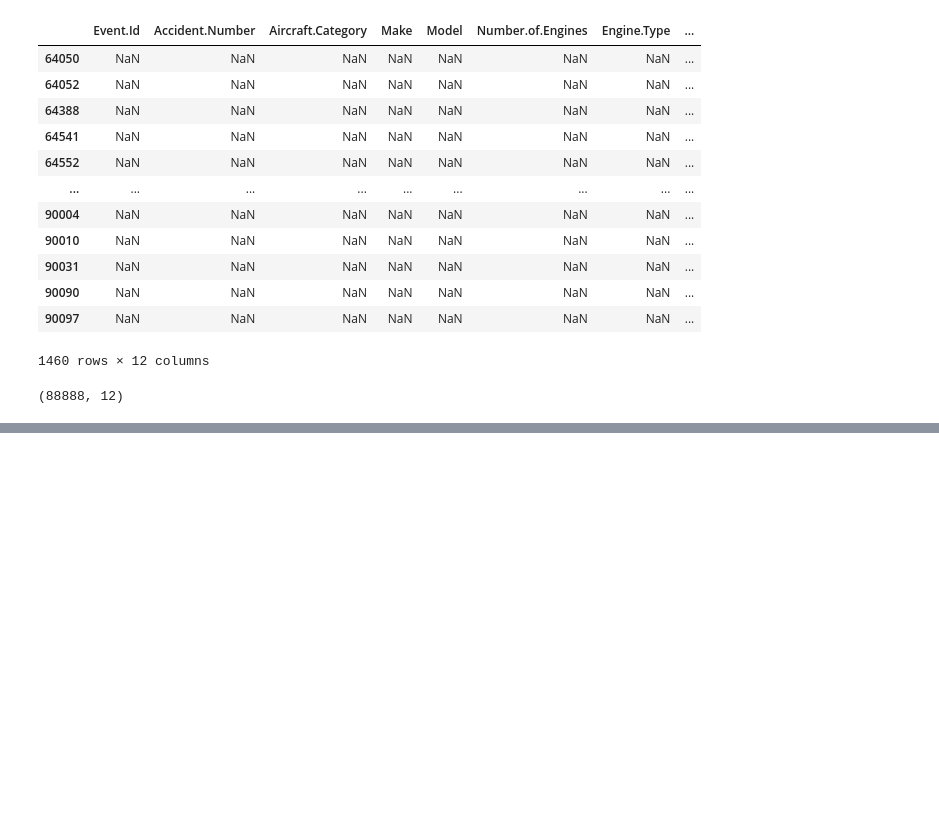
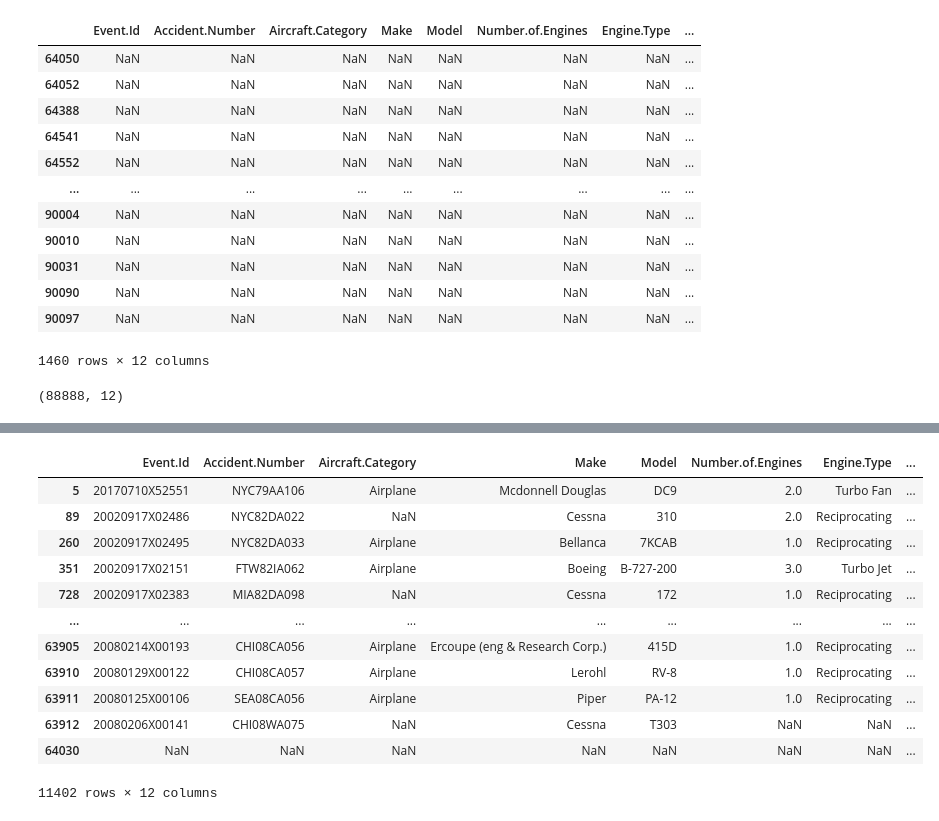
Before and after one commit to AndrewReusche/dsc-phase-1-project-v3, a Jupyter notebook: student.ipynb, the cells around one changed output, grey strips where cells are left out. Saved outputs shown, nothing was run; the diff lists cells and outputs as text; code cells hidden in the pictures; blank space fills up the shorter version.

Commit message:
cleaned the injury columns

```diff
--- a/student.ipynb
+++ b/student.ipynb
@@ -578,0 +635,16 @@ data_no_dupes.shape #confirmed the dupe data has been dropped
+# %%
+data_no_dupes[data_no_dupes['Total.Fatal.Injuries'].isna()]
+# %% [output]
+|  | Event.Id | Accident.Number | Aircraft.Category | Make | Model | Number.of.Engines | Engine.Type | ... |
+| 5 | 20170710X52551 | NYC79AA106 | Airplane | Mcdonnell Douglas | DC9 | 2.0 | Turbo Fan | ... |
+| 89 | 20020917X02486 | NYC82DA022 | NaN | Cessna | 310 | 2.0 | Reciprocating | ... |
+| 260 | 20020917X02495 | NYC82DA033 | Airplane | Bellanca | 7KCAB | 1.0 | Reciprocating | ... |
+| 351 | 20020917X02151 | FTW82IA062 | Airplane | Boeing | B-727-200 | 3.0 | Turbo Jet | ... |
+| 728 | 20020917X02383 | MIA82DA098 | NaN | Cessna | 172 | 1.0 | Reciprocating | ... |
+| ... | ... | ... | ... | ... | ... | ... | ... | ... |
+| 63905 | 20080214X00193 | CHI08CA056 | Airplane | Ercoupe (eng & Research Corp.) | 415D | 1.0 | Reciprocating | ... |
+| 63910 | 20080129X00122 | CHI08CA057 | Airplane | Lerohl | RV-8 | 1.0 | Reciprocating | ... |
+| 63911 | 20080125X00106 | SEA08CA056 | Airplane | Piper | PA-12 | 1.0 | Reciprocating | ... |
+| 63912 | 20080206X00141 | CHI08WA075 | NaN | Cessna | T303 | NaN | NaN | ... |
+| 64030 | NaN | NaN | NaN | NaN | NaN | NaN | NaN | ... |
+11402 rows × 12 columns
```
Also changed, not shown: parts of 15 cells of this notebook.
